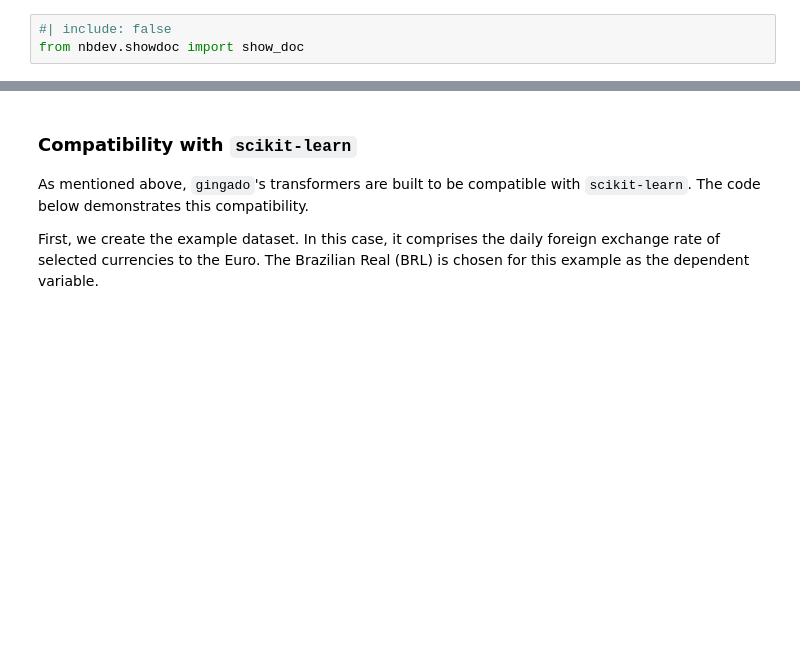
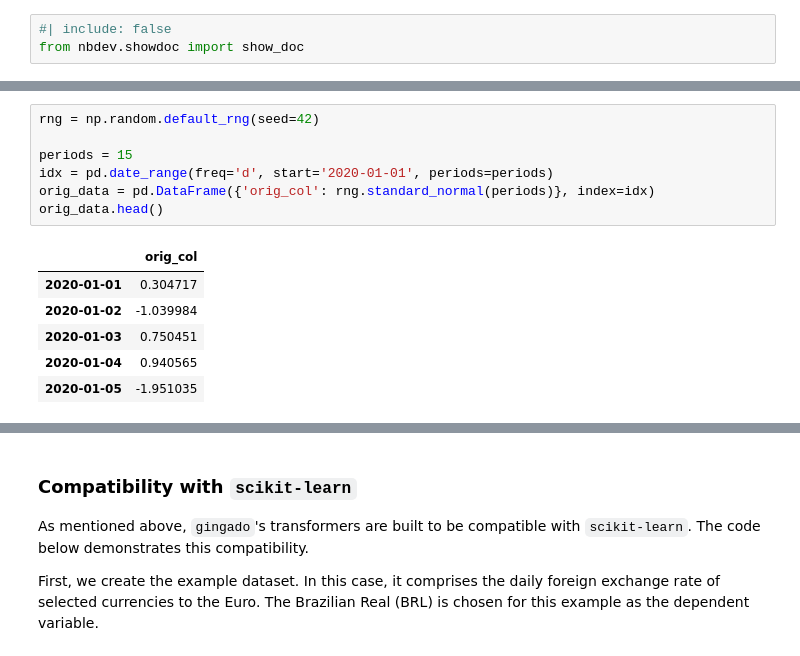
Before and after one commit to dkgaraujo/gingado, a Jupyter notebook: 00_augmentation.ipynb, the cells around one changed output, grey strips where cells are left out. Drawn from its saved outputs; the diff is of its cells as text; blank space fills up the shorter version.

```diff
--- a/00_augmentation.ipynb
+++ b/00_augmentation.ipynb
@@ -177,0 +207,14 @@ A transformer that augments a dataset using SDMX
+# %%
+rng = np.random.default_rng(seed=42)
+
+periods = 15
+idx = pd.date_range(freq='d', start='2020-01-01', periods=periods)
+orig_data = pd.DataFrame({'orig_col': rng.standard_normal(periods)}, index=idx)
+orig_data.head()
+# %% [output]
+|  | orig_col |
+| 2020-01-01 | 0.304717 |
+| 2020-01-02 | -1.039984 |
+| 2020-01-03 | 0.750451 |
+| 2020-01-04 | 0.940565 |
+| 2020-01-05 | -1.951035 |
```
Also changed, not shown: parts of 20 cells of this notebook, 1 other file.
